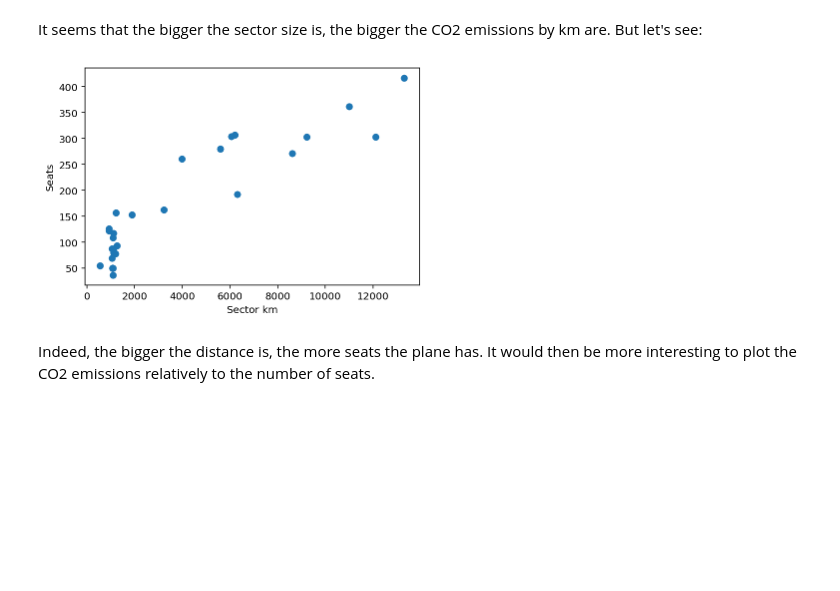
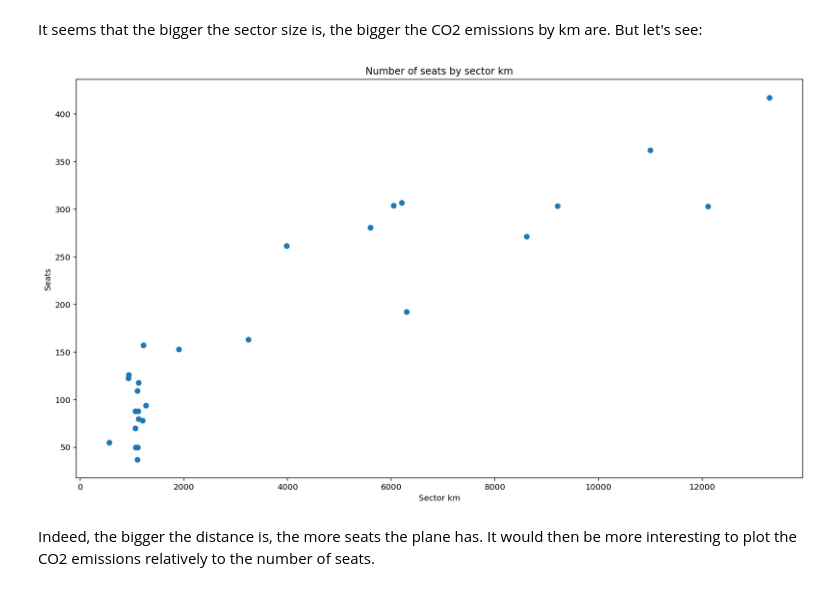
Before and after one commit to Jmion/aviation-co2-impact, a Jupyter notebook: Aviation_global_emissions.ipynb, the cells around one changed output. Cells and saved outputs as stored; diff of their text form; code cells hidden in the pictures; blank space fills up the shorter version.

```diff
--- a/Aviation_global_emissions.ipynb
+++ b/Aviation_global_emissions.ipynb
@@ -199,12 +201,14 @@ It seems that the bigger the sector size is, the bigger the CO2 emissions by km
 # %%
 seats_by_sector = all_aircraft.groupby("Sector km").mean().reset_index()[["Sector km", "Seats"]]
 # %%
-g = plt.scatter(seats_by_sector["Sector km"], seats_by_sector["Seats"])
+fig, axs = plt.subplots(figsize=(16, 9))
+plt.scatter(seats_by_sector["Sector km"], seats_by_sector["Seats"])
+plt.title("Number of seats by sector km")
 plt.xlabel("Sector km")
 plt.ylabel("Seats")
 plt.show()
 # %% [output]
-[figure, old version]
+[figure, new version]
 # %% [markdown]
 Indeed, the bigger the distance is, the more seats the plane has. It would then be more interesting to plot the CO2 emissions relatively to the number of seats.
 # %%
```
Also changed, not shown: parts of 5 cells of this notebook.
